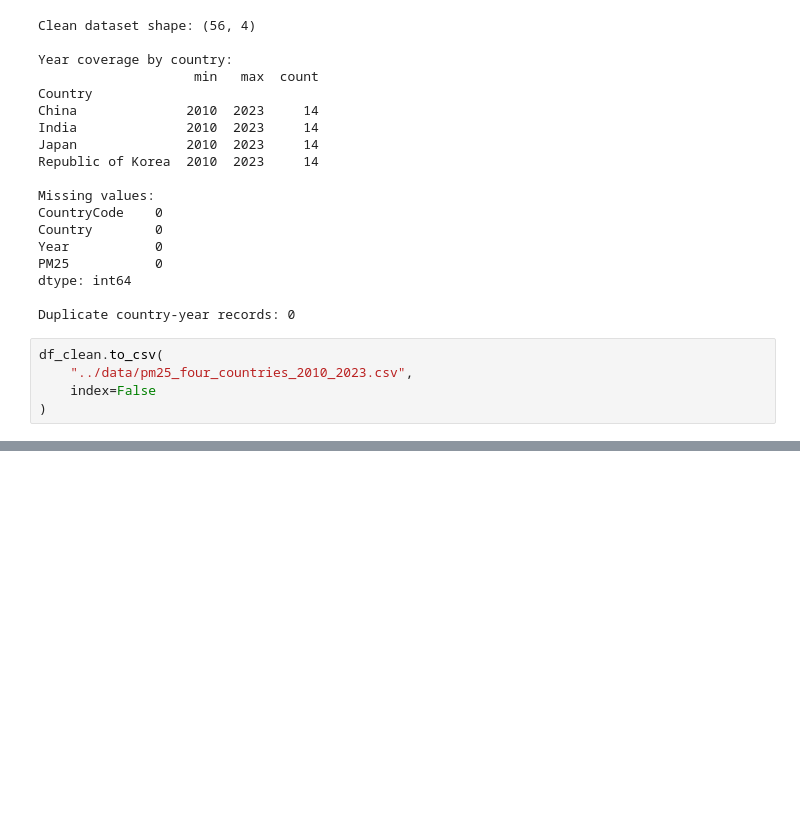
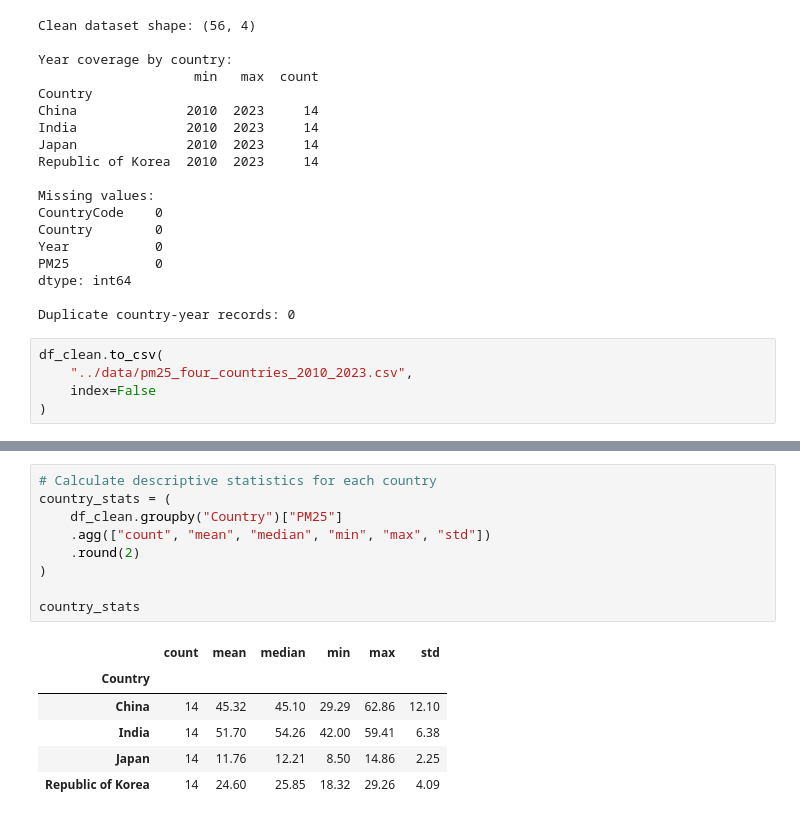
Before and after one commit to Jones-M8/china-pm25-convergence, a Jupyter notebook: notebooks/pm25_analysis.ipynb, the cells around one changed output, grey strips where cells are left out. Cells and saved outputs as stored; diff of their text form; blank space fills up the shorter version.

```diff
--- a/notebooks/pm25_analysis.ipynb
+++ b/notebooks/pm25_analysis.ipynb
@@ -233,0 +252,16 @@ df_clean.to_csv(
+# %%
+# Calculate descriptive statistics for each country
+country_stats = (
+    df_clean.groupby("Country")["PM25"]
+    .agg(["count", "mean", "median", "min", "max", "std"])
+    .round(2)
+)
+
+country_stats
+# %% [output]
+|  | count | mean | median | min | max | std |
+| Country |  |  |  |  |  |  |
+| China | 14 | 45.32 | 45.10 | 29.29 | 62.86 | 12.10 |
+| India | 14 | 51.70 | 54.26 | 42.00 | 59.41 | 6.38 |
+| Japan | 14 | 11.76 | 12.21 | 8.50 | 14.86 | 2.25 |
+| Republic of Korea | 14 | 24.60 | 25.85 | 18.32 | 29.26 | 4.09 |
```
Also changed, not shown: parts of 18 cells of this notebook.
